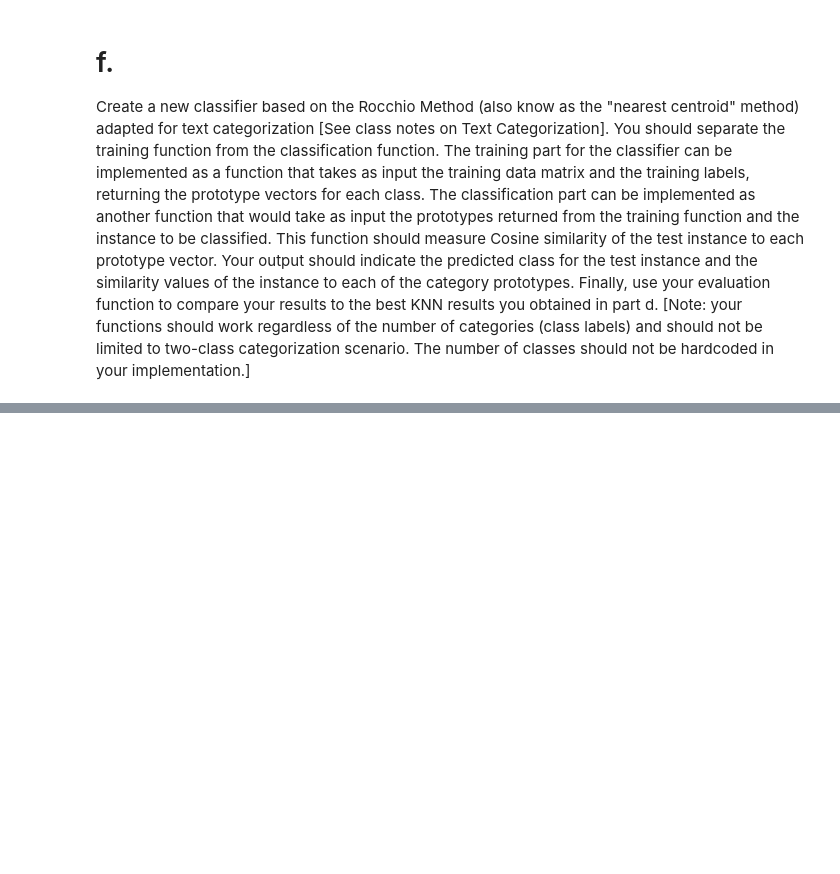
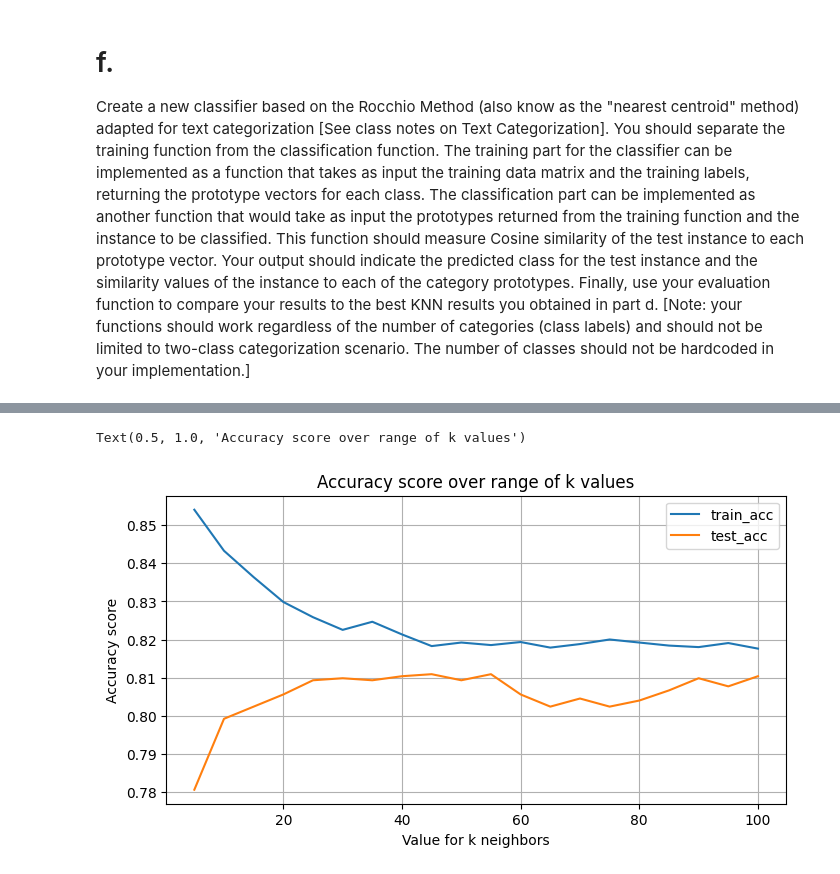
Before and after one commit to kushalnavghare/DSC-478_PRG_ML_APP, a Jupyter notebook: Assignment_2_DSC_478.ipynb, the cells around one changed output, grey strips where cells are left out. Cells and saved outputs as stored; diff of their text form; code cells hidden in the pictures; blank space fills up the shorter version.

```diff
--- a/Assignment_2_DSC_478.ipynb
+++ b/Assignment_2_DSC_478.ipynb
@@ -341,0 +604,2 @@ Create a new classifier based on the Rocchio Method (also know as the "nearest c
+# %%
+best_knn_model = KNeighborsClassifier(**params)
@@ -341,0 +617,3 @@ Create a new classifier based on the Rocchio Method (also know as the "nearest c
+# %%
+# train model
+best_knn_model.fit(X_train_transformed, y_train)
@@ -341,0 +622,4 @@ Create a new classifier based on the Rocchio Method (also know as the "nearest c
+# %%
+# predict
+train_preds = best_knn_model.predict(X_train_transformed)
+test_preds = best_knn_model.predict(X_test_transformed)
@@ -341,0 +659,29 @@ Create a new classifier based on the Rocchio Method (also know as the "nearest c
+# %%
+# define params
+weight = 'uniform'
+
+train_acc, test_acc = [], []
+
+for k_val in range(5, 101, 5):
+  knn_model = KNeighborsClassifier(weights=weight, n_neighbors=k_val)
+  knn_model.fit(X_train_transformed, y_train)
+
+  # predict
+  train_preds = knn_model.predict(X_train_transformed)
+  test_preds = knn_model.predict(X_test_transformed)
+
+  # get accuracy scores
+  train_acc.append(accuracy_score(y_train, train_preds))
+  test_acc.append(accuracy_score(y_test, test_preds))
+# %%
+plt.figure(figsize=(8, 4))
+plt.plot(range(5, 101, 5), train_acc, label='train_acc')
+plt.plot(range(5, 101, 5), test_acc, label='test_acc')
+plt.legend()
+plt.grid()
+plt.xlabel("Value for k neighbors")
+plt.ylabel("Accuracy score")
+plt.title("Accuracy score over range of k values")
+# %% [output]
+Text(0.5, 1.0, 'Accuracy score over range of k values')
+[figure, added]
```
Also changed, not shown: parts of 93 cells of this notebook.
